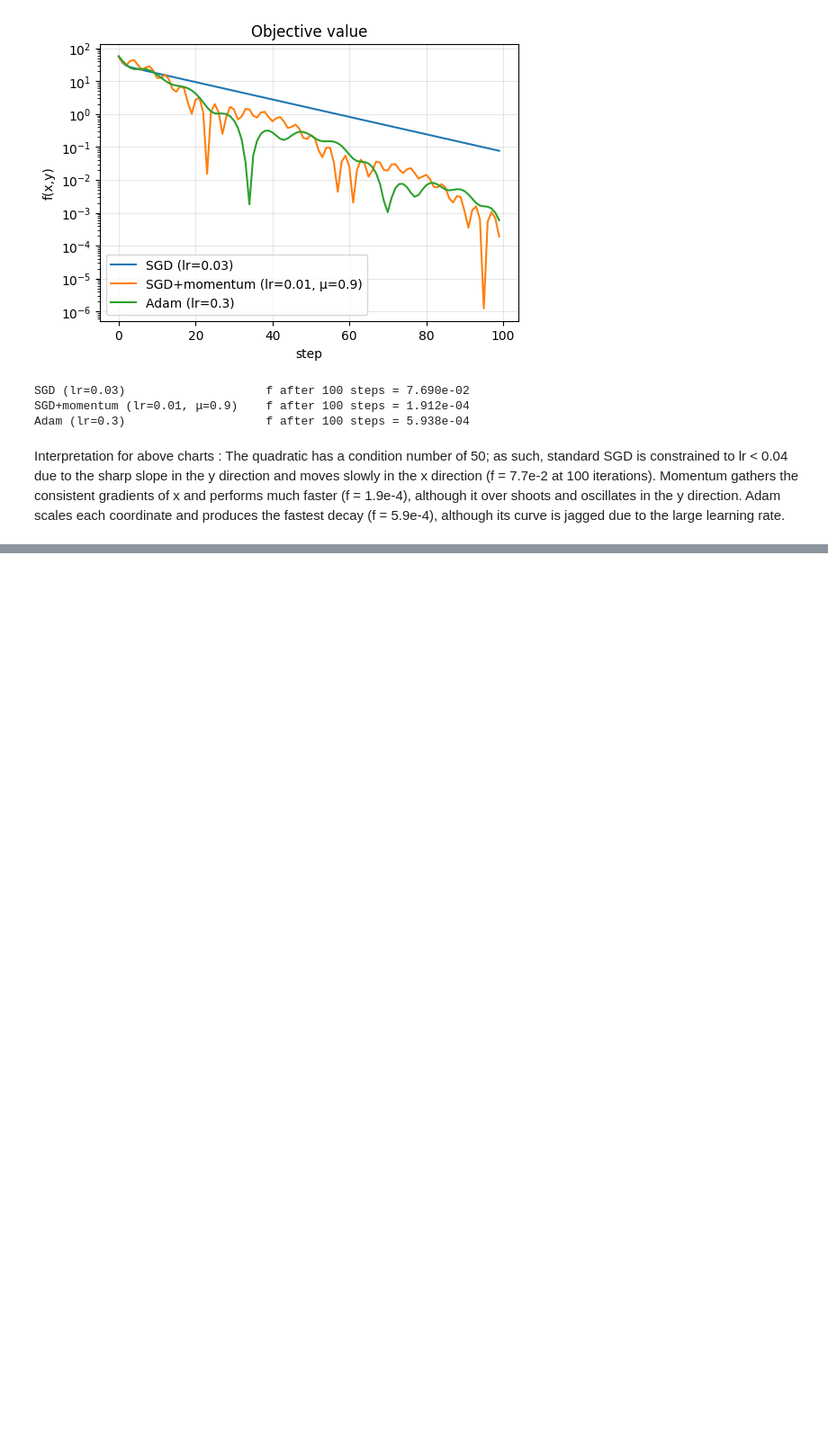
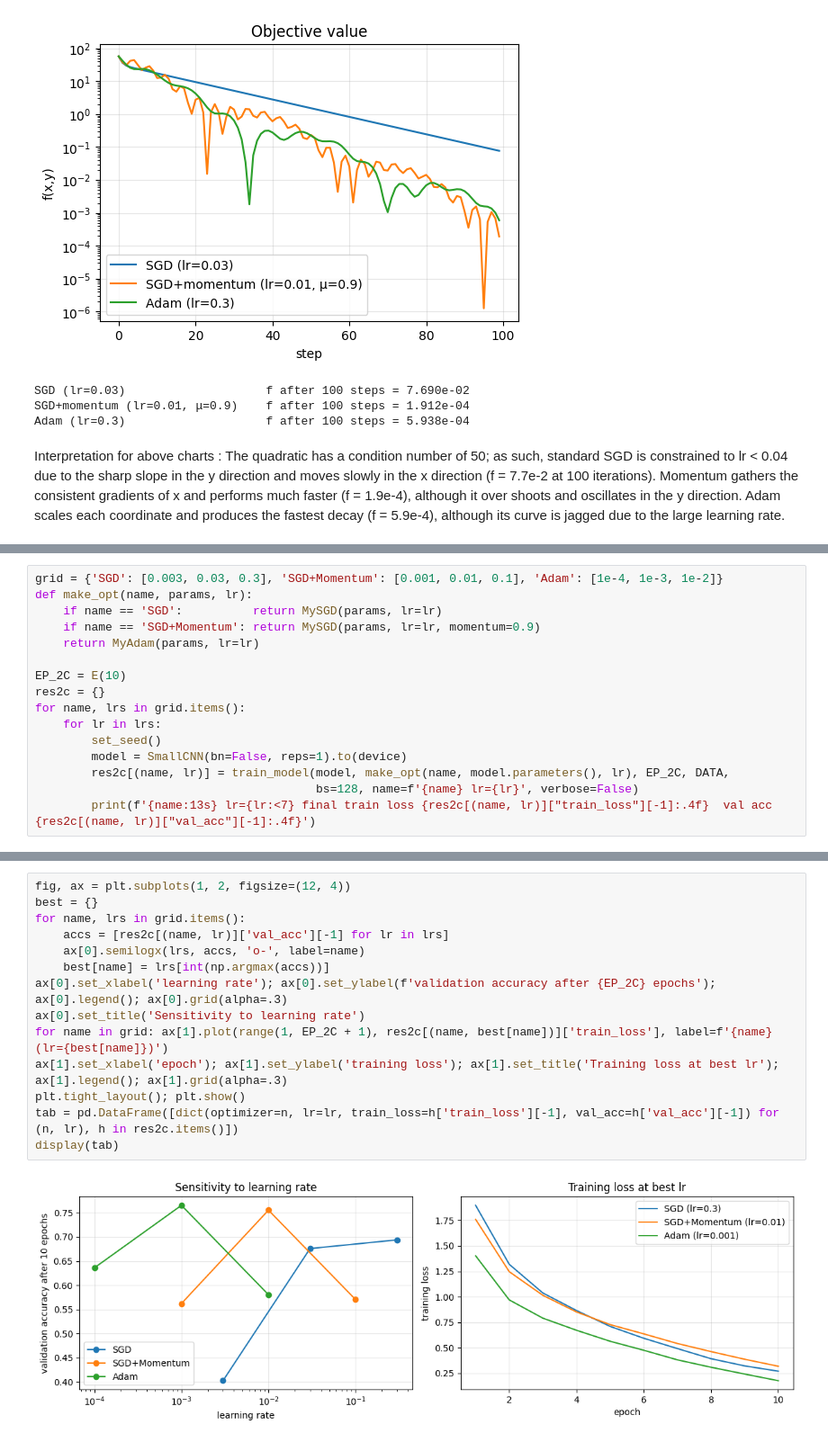
Before and after one commit to jayasinghesasmitha/EN4554-Deep-Learning-For-Vision, a Jupyter notebook: 220261V_a02.ipynb, the cells around one changed output, grey strips where cells are left out. Shown at 90% size. Drawn from its saved outputs; the diff is of its cells as text; blank space fills up the shorter version.

```diff
--- a/220261V_a02.ipynb
+++ b/220261V_a02.ipynb
@@ -468,0 +471,16 @@ Interpretation for above charts : The quadratic has a condition number of 50; as
+# %%
+grid = {'SGD': [0.003, 0.03, 0.3], 'SGD+Momentum': [0.001, 0.01, 0.1], 'Adam': [1e-4, 1e-3, 1e-2]}
+def make_opt(name, params, lr):
+    if name == 'SGD':          return MySGD(params, lr=lr)
+    if name == 'SGD+Momentum': return MySGD(params, lr=lr, momentum=0.9)
+    return MyAdam(params, lr=lr)
+
+EP_2C = E(10)
+res2c = {}
+for name, lrs in grid.items():
+    for lr in lrs:
+        set_seed()
+        model = SmallCNN(bn=False, reps=1).to(device)
+        res2c[(name, lr)] = train_model(model, make_opt(name, model.parameters(), lr), EP_2C, DATA,
+                                        bs=128, name=f'{name} lr={lr}', verbose=False)
+        print(f'{name:13s} lr={lr:<7} final train loss {res2c[(name, lr)]["train_loss"][-1]:.4f}  val acc {res2c[(name, lr)]["val_acc"][-1]:.4f}')
@@ -468,0 +497,16 @@ Interpretation for above charts : The quadratic has a condition number of 50; as
+# %%
+fig, ax = plt.subplots(1, 2, figsize=(12, 4))
+best = {}
+for name, lrs in grid.items():
+    accs = [res2c[(name, lr)]['val_acc'][-1] for lr in lrs]
+    ax[0].semilogx(lrs, accs, 'o-', label=name)
+    best[name] = lrs[int(np.argmax(accs))]
+ax[0].set_xlabel('learning rate'); ax[0].set_ylabel(f'validation accuracy after {EP_2C} epochs'); ax[0].legend(); ax[0].grid(alpha=.3)
+ax[0].set_title('Sensitivity to learning rate')
+for name in grid: ax[1].plot(range(1, EP_2C + 1), res2c[(name, best[name])]['train_loss'], label=f'{name} (lr={best[name]})')
+ax[1].set_xlabel('epoch'); ax[1].set_ylabel('training loss'); ax[1].set_title('Training loss at best lr'); ax[1].legend(); ax[1].grid(alpha=.3)
+plt.tight_layout(); plt.show()
+tab = pd.DataFrame([dict(optimizer=n, lr=lr, train_loss=h['train_loss'][-1], val_acc=h['val_acc'][-1]) for (n, lr), h in res2c.items()])
+display(tab)
+# %% [output]
+[figure, added]
```
Also changed, not shown: parts of 4 cells of this notebook.
